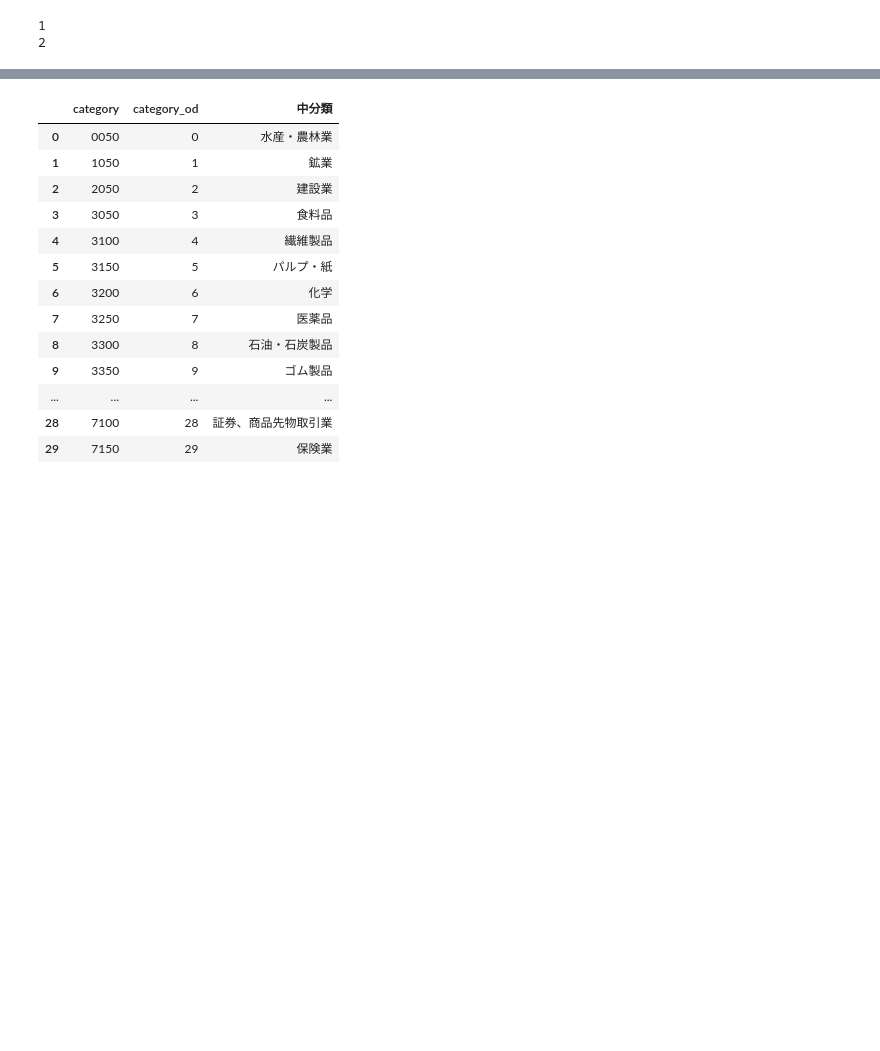
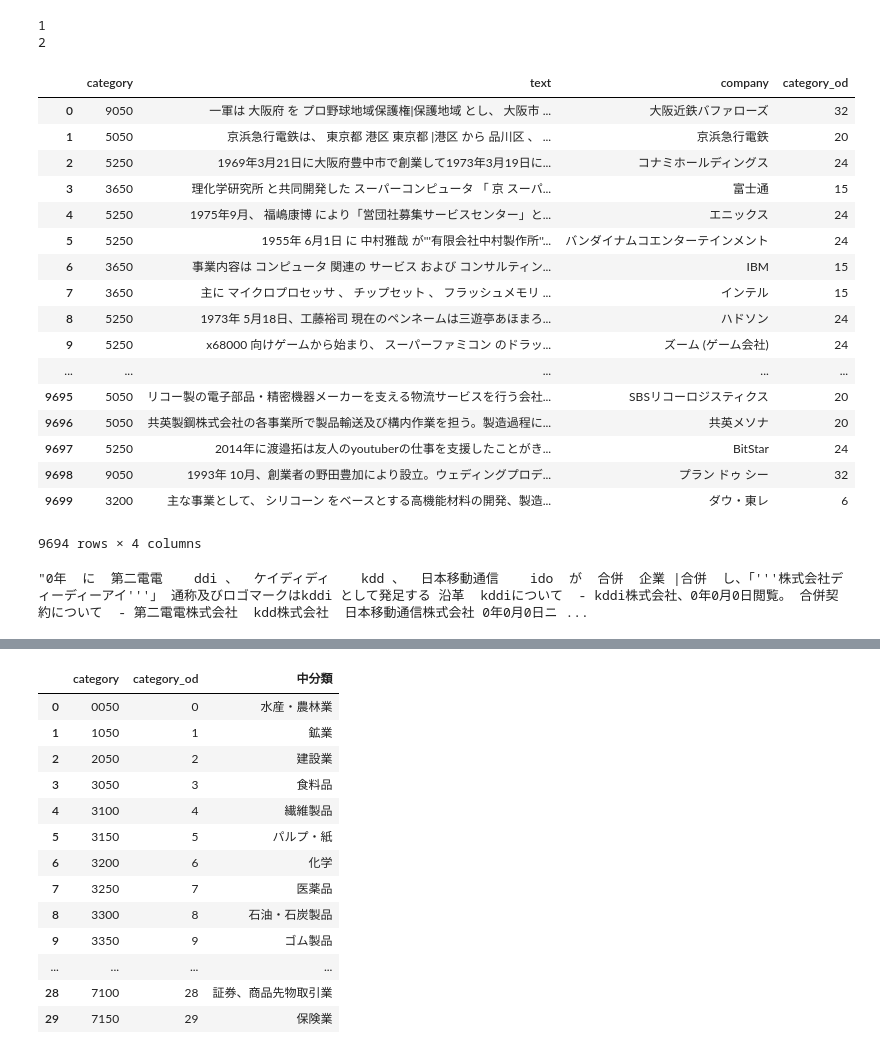
Before and after one commit to lomen0857/CategoryPredict, a Jupyter notebook: Parse.ipynb, the cells around one changed output, grey strips where cells are left out. Saved outputs shown, nothing was run; the diff lists cells and outputs as text; code cells hidden in the pictures; blank space fills up the shorter version.

```diff
--- a/Parse.ipynb
+++ b/Parse.ipynb
@@ -455,0 +632,32 @@ sentence_id_vec = padding_sentence(sentence_id_vec)
+# %%
+import_data_pd
+# %% [output]
+|  | category | text | company | category_od |
+| 0 | 9050 | 一軍は 大阪府 を プロ野球地域保護権|保護地域 とし、 大阪市 ... | 大阪近鉄バファローズ | 32 |
+| 1 | 5050 | 京浜急行電鉄は、 東京都 港区 東京都 |港区 から 品川区 、 ... | 京浜急行電鉄 | 20 |
+| 2 | 5250 | 1969年3月21日に大阪府豊中市で創業して1973年3月19日に... | コナミホールディングス | 24 |
+| 3 | 3650 | 理化学研究所 と共同開発した スーパーコンピュータ 「 京 スーパ... | 富士通 | 15 |
+| 4 | 5250 | 1975年9月、 福嶋康博 により「営団社募集サービスセンター」と... | エニックス | 24 |
+| 5 | 5250 | 1955年 6月1日 に 中村雅哉 が'''有限会社中村製作所''... | バンダイナムコエンターテインメント | 24 |
+| 6 | 3650 | 事業内容は コンピュータ 関連の サービス および コンサルティン... | IBM | 15 |
+| 7 | 3650 | 主に マイクロプロセッサ 、 チップセット 、 フラッシュメモリ ... | インテル | 15 |
+| 8 | 5250 | 1973年 5月18日、工藤裕司 現在のペンネームは三遊亭あほまろ... | ハドソン | 24 |
+| 9 | 5250 | x68000 向けゲームから始まり、 スーパーファミコン のドラッ... | ズーム (ゲーム会社) | 24 |
+| ... | ... | ... | ... | ... |
+| 9695 | 5050 | リコー製の電子部品・精密機器メーカーを支える物流サービスを行う会社... | SBSリコーロジスティクス | 20 |
+| 9696 | 5050 | 共英製鋼株式会社の各事業所で製品輸送及び構内作業を担う。製造過程に... | 共英メソナ | 20 |
+| 9697 | 5250 | 2014年に渡邉拓は友人のyoutuberの仕事を支援したことがき... | BitStar | 24 |
+| 9698 | 9050 | 1993年 10月、創業者の野田豊加により設立。ウェディングプロデ... | プラン ドゥ シー | 32 |
+| 9699 | 3200 | 主な事業として、 シリコーン をベースとする高機能材料の開発、製造... | ダウ・東レ | 6 |
+9694 rows × 4 columns
+# %%
+text = '2000年  に  第二電電    ddi 、  ケイディディ    kdd 、  日本移動通信    ido  が  合併  企業 |合併  し、「\'\'\'株式会社ディーディーアイ\'\'\'」 通称及びロゴマークはkddi として発足する<ref> 沿革  kddiについて  - kddi株式会社、2016年1月7日閲覧。</ref><ref> 合併契約について  - 第二電電株式会社  kdd株式会社  日本移動通信株式会社 2000年4月5日ニュースリリース 2002年2月22日時点での  インターネットアーカイブ   、2016年1月7日閲覧。</ref><ref> 合併認可申請について〔別紙〕  - 第二電電株式会社  kdd株式会社  日本移動通信株式会社 2000年8月9日ニュースリリース 2002年3月11日時点でのインターネットアーカイブ 、2016年1月7日閲覧。</ref><ref> 公正取引委員会、第二電電㈱，ケイディディ 株 及び日本移動通信 株 の合併 新会社名 kddi㈱  </ref>。2001年4月に合併時より通称として使用していた「kddi」を社名とし「\'\'\'ケイディーディーアイ株式会社\'\'\'<ref name="kddi">対外的表記は2001年4月より「\'\'\'kddi株式会社\'\'\'」を使用していたが、当時はアルファベットが  商業登記|登記  上使用できなかったためこの表記となった。詳しくは  商号#商号登記  の項目を参照。</ref>」に社名変更し<ref name="shikiho2002shinshun">「業種・社名変更会社一覧」、『  会社四季報  』2002年1集新春号、  東洋経済新報社  、2001年、43頁。2016年1月23日閲覧。</ref>、2002年11月に現社名の「\'\'\'kddi株式会社\'\'\'」に変更。'
+text_list = []
+
+a = Analyzer(char_filters, tokenizer, token_filters)
+
+for token in a.analyze(text):
+    text_list.append(token.surface)
+clean_text(''.join(text_list))
+# %% [output]
+"0年  に  第二電電    ddi 、  ケイディディ    kdd 、  日本移動通信    ido  が  合併  企業 |合併  し、「'''株式会社ディーディーアイ'''」 通称及びロゴマークはkddi として発足する 沿革  kddiについて  - kddi株式会社、0年0月0日閲覧。 合併契約について  - 第二電電株式会社  kdd株式会社  日本移動通信株式会社 0年0月0日ニ ...
```
Also changed, not shown: parts of 21 cells of this notebook.
